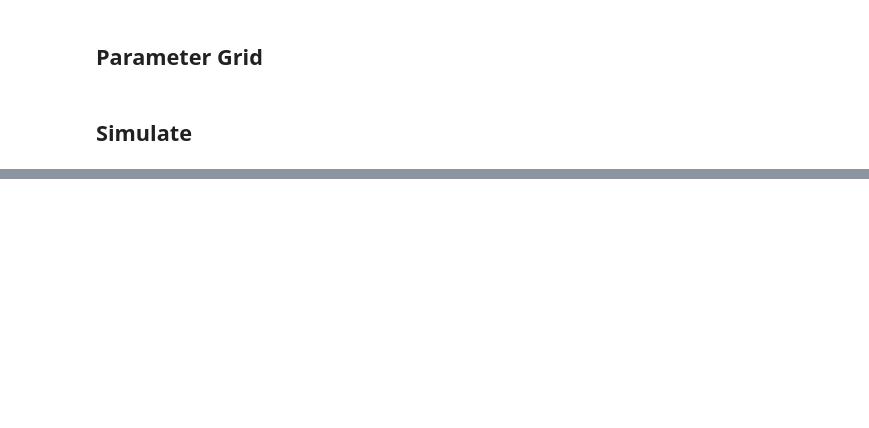
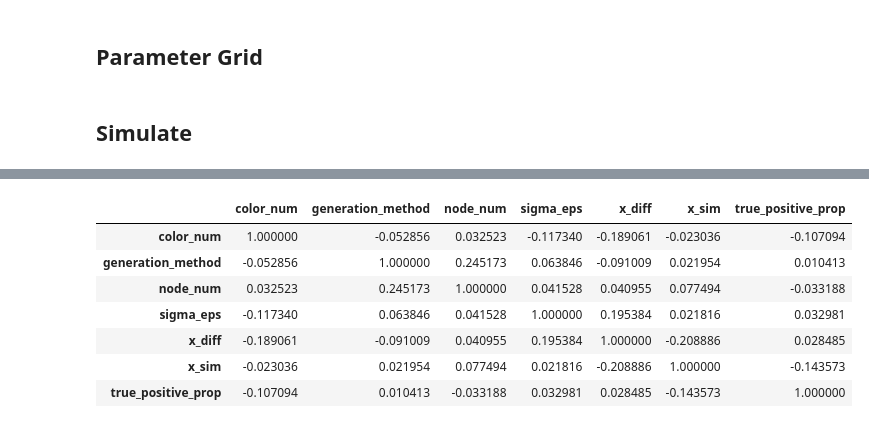
Before and after one commit to legomyleg/clique-homology, a Jupyter notebook: docs/validation.ipynb, the cells around one changed output, grey strips where cells are left out. Cells and saved outputs as stored; diff of their text form; code cells hidden in the pictures; blank space fills up the shorter version.

```diff
--- a/docs/validation.ipynb
+++ b/docs/validation.ipynb
@@ -104,0 +216,12 @@ for key, value in results.items():
+# %%
+#spearman is non-parametric: uses ranks
+num_df.corr("spearman")
+# %% [output]
+|  | color_num | generation_method | node_num | sigma_eps | x_diff | x_sim | true_positive_prop |
+| color_num | 1.000000 | -0.052856 | 0.032523 | -0.117340 | -0.189061 | -0.023036 | -0.107094 |
+| generation_method | -0.052856 | 1.000000 | 0.245173 | 0.063846 | -0.091009 | 0.021954 | 0.010413 |
+| node_num | 0.032523 | 0.245173 | 1.000000 | 0.041528 | 0.040955 | 0.077494 | -0.033188 |
+| sigma_eps | -0.117340 | 0.063846 | 0.041528 | 1.000000 | 0.195384 | 0.021816 | 0.032981 |
+| x_diff | -0.189061 | -0.091009 | 0.040955 | 0.195384 | 1.000000 | -0.208886 | 0.028485 |
+| x_sim | -0.023036 | 0.021954 | 0.077494 | 0.021816 | -0.208886 | 1.000000 | -0.143573 |
+| true_positive_prop | -0.107094 | 0.010413 | -0.033188 | 0.032981 | 0.028485 | -0.143573 | 1.000000 |
```
Also changed, not shown: parts of 18 cells of this notebook, 1 other file.
